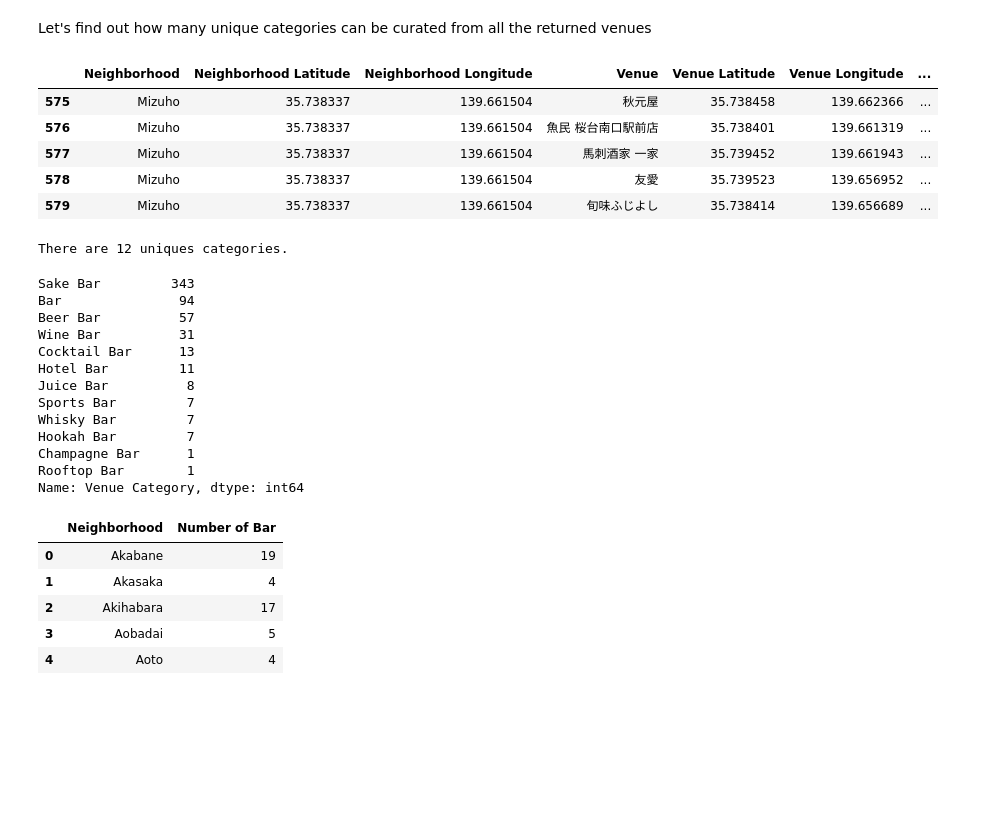
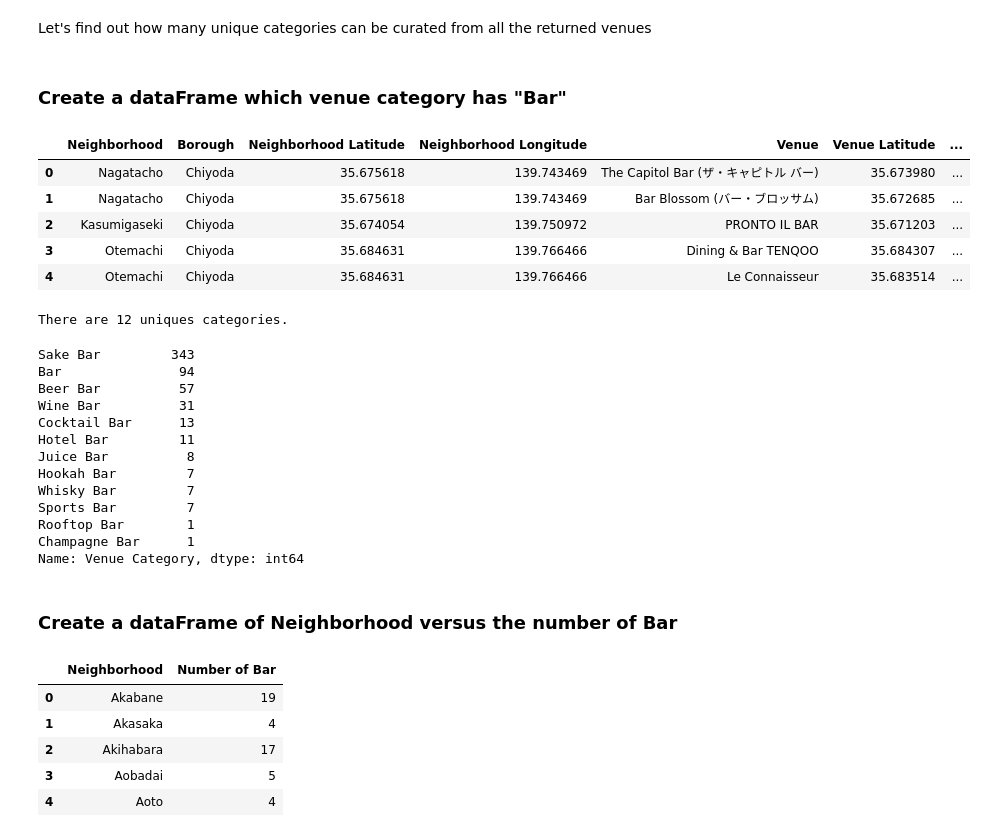
Before and after one commit to taakuu/Coursera_Capstone, a Jupyter notebook: Week4-5_The_Battle_of_Neighborhoods/Week5-The-Battle-of-Neighborhoods.ipynb, the cells around one changed output. Saved outputs shown, nothing was run; the diff lists cells and outputs as text; code cells hidden in the pictures; blank space fills up the shorter version.

```diff
--- a/Week4-5_The_Battle_of_Neighborhoods/Week5-The-Battle-of-Neighborhoods.ipynb
+++ b/Week4-5_The_Battle_of_Neighborhoods/Week5-The-Battle-of-Neighborhoods.ipynb
@@ -702,11 +697,11 @@ Name: categories, dtype: int64
 # %% [markdown]
 ### Explore Neighborhoods in Tokyo
 # %%
-def getNearbyVenues(names, latitudes, longitudes, radius=500):
+def getNearbyVenues(names, boroughs, latitudes, longitudes, radius=500):
 
     venues_list=[]
-    for name, lat, lng in zip(names, latitudes, longitudes):
-        print(name)
+    for name, borough, lat, lng in zip(names, boroughs, latitudes, longitudes):
+        print(name, ',', borough)
 
         # create the API request URL
         url = 'https://api.foursquare.com/v2/venues/explore?&client_id={}&client_secret={}&v={}&ll={},{}&radius={}&limit={}'.format(
@@ -724,6 +719,7 @@ def getNearbyVenues(names, latitudes, longitudes, radius=500):
         # return only relevant information for each nearby venue
         venues_list.append([(
             name,
+            borough,
             lat,
             lng,
             v['venue']['name'],
@@ -733,6 +729,7 @@ def getNearbyVenues(names, latitudes, longitudes, radius=500):
 
     nearby_venues = pd.DataFrame([item for venue_list in venues_list for item in venue_list])
     nearby_venues.columns = ['Neighborhood',
+                             'Borough',
                   'Neighborhood Latitude',
                   'Neighborhood Longitude',
                   'Venue',
@@ -745,6 +744,7 @@ def getNearbyVenues(names, latitudes, longitudes, radius=500):
 Now write the code to run the above function on each neighborhood and create a new dataframe.
 # %%
 tokyo_venues = getNearbyVenues(names=neighborhoods['Neighborhood'],
+                               boroughs=neighborhoods['Borough'],
                                latitudes=neighborhoods['Latitude'],
                                longitudes=neighborhoods['Longitude']
                               )
@@ -802,19 +814,21 @@ There are 354 uniques categories.
 #tokyo_venues['Venue Category'].unique()
 # %% [markdown]
 Let's find out how many unique categories can be curated from all the returned venues
+# %% [markdown]
+### Create a dataFrame which venue category has "Bar"
 # %%
 # Create a dataFrame of "* Bar"
 
 tokyo_venues_bar = tokyo_venues[tokyo_venues['Venue Category'].str.contains('Bar')].reset_index(drop=True)
 #Tokyo_Venues_bar.index = np.arange(1, len(tokyo_venues_bar) + 1)
-tokyo_venues_bar.tail()
+tokyo_venues_bar.head()
 # %% [output]
-|  | Neighborhood | Neighborhood Latitude | Neighborhood Longitude | Venue | Venue Latitude | Venue Longitude | ... |
-| 575 | Mizuho | 35.738337 | 139.661504 | 秋元屋 | 35.738458 | 139.662366 | ... |
-| 576 | Mizuho | 35.738337 | 139.661504 | 魚民 桜台南口駅前店 | 35.738401 | 139.661319 | ... |
-| 577 | Mizuho | 35.738337 | 139.661504 | 馬刺酒家 一家 | 35.739452 | 139.661943 | ... |
-| 578 | Mizuho | 35.738337 | 139.661504 | 友愛 | 35.739523 | 139.656952 | ... |
-| 579 | Mizuho | 35.738337 | 139.661504 | 旬味ふじよし | 35.738414 | 139.656689 | ... |
+|  | Neighborhood | Borough | Neighborhood Latitude | Neighborhood Longitude | Venue | Venue Latitude | ... |
+| 0 | Nagatacho | Chiyoda | 35.675618 | 139.743469 | The Capitol Bar (ザ・キャピトル バー) | 35.673980 | ... |
+| 1 | Nagatacho | Chiyoda | 35.675618 | 139.743469 | Bar Blossom (バー・ブロッサム) | 35.672685 | ... |
+| 2 | Kasumigaseki | Chiyoda | 35.674054 | 139.750972 | PRONTO IL BAR | 35.671203 | ... |
+| 3 | Otemachi | Chiyoda | 35.684631 | 139.766466 | Dining & Bar TENQOO | 35.684307 | ... |
+| 4 | Otemachi | Chiyoda | 35.684631 | 139.766466 | Le Connaisseur | 35.683514 | ... |
 # %%
 print('There are {} uniques categories.'.format(len(tokyo_venues_bar['Venue Category'].unique())))
 tokyo_venues_bar['Venue Category'].value_counts()
@@ -827,12 +841,14 @@ Wine Bar          31
 Cocktail Bar      13
 Hotel Bar         11
 Juice Bar          8
+Hookah Bar         7
+Whisky Bar         7
 Sports Bar         7
-Whisky Bar         7
-Hookah Bar         7
+Rooftop Bar        1
 Champagne Bar      1
-Rooftop Bar        1
 Name: Venue Category, dtype: int64
+# %% [markdown]
+### Create a dataFrame of Neighborhood versus the number of Bar
 # %%
 tokyo_venues_bar_count = tokyo_venues_bar.groupby(['Neighborhood'])['Venue Category'].apply(lambda x: x[x.str.contains('Bar')].count())
 #tokyo_venues_bar_count
```
Also changed, not shown: parts of 26 cells of this notebook.
